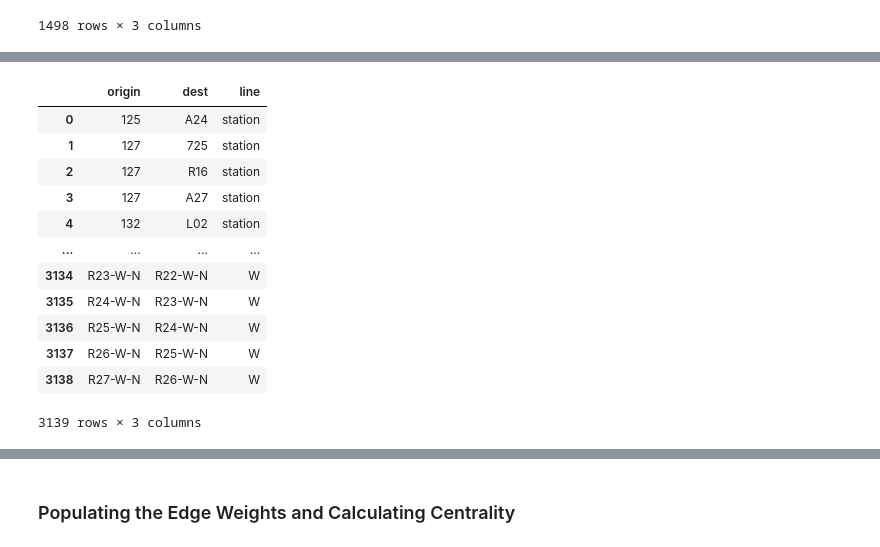
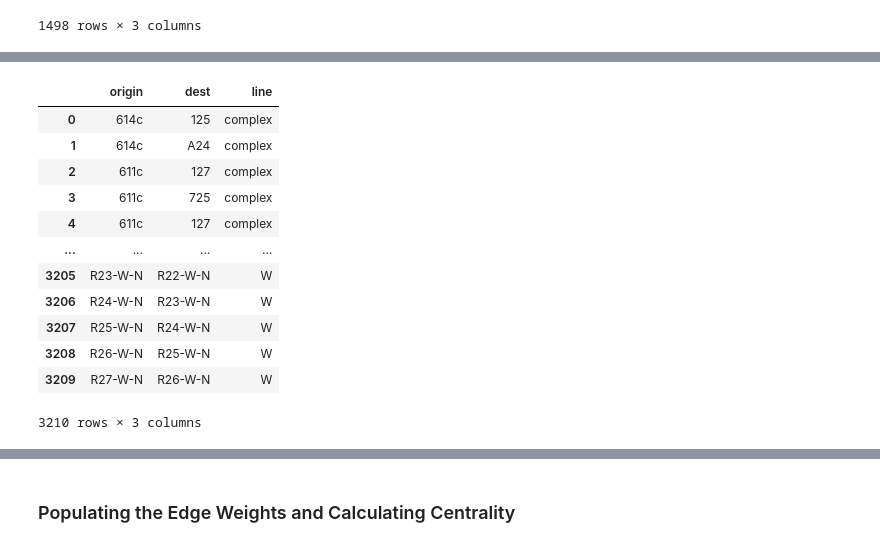
Before and after one commit to CUSPADS2022IBX/IBXRidership, a Jupyter notebook: Network Processing/subway_platform_network - noIBX.ipynb, the cells around one changed output, grey strips where cells are left out. Saved outputs shown, nothing was run; the diff lists cells and outputs as text; code cells hidden in the pictures.

```diff
--- a/Network Processing/subway_platform_network - noIBX.ipynb
+++ b/Network Processing/subway_platform_network - noIBX.ipynb
@@ -445,0 +587,15 @@ See the caveats in the documentation: https://pandas.pydata.org/pandas-docs/stab
+# %%
+shared = ss_edges_mr[ss_edges_mr['shared_complex'] == 1]
+sts_edges = ss_edges_mr[ss_edges_mr['shared_complex'] == 0]
+
+es = []
+for i in shared.index:
+    if shared.loc[i,'origin_cid'] == shared.loc[i,'dest_cid']:
+        ocom = [shared.loc[i,'origin_cid'],shared.loc[i,'origin']]
+        dcom = [shared.loc[i,'origin_cid'],shared.loc[i,'dest']]
+        es.append(ocom)
+        es.append(dcom)
+
+complex_edges = pd.DataFrame(es, columns = ['origin','dest'])
+complex_edges['line'] = 'complex'
+complex_edges
@@ -445,0 +616,4 @@ See the caveats in the documentation: https://pandas.pydata.org/pandas-docs/stab
+# %%
+#add a trailing 'c' to mark the edge vertex as a complex
+complex_edges['origin'] = complex_edges.origin.apply(lambda x: str(x) + 'c')
+complex_edges
@@ -445,0 +634,6 @@ See the caveats in the documentation: https://pandas.pydata.org/pandas-docs/stab
+# %%
+#Complex ID 461 is missing from the list of complexes, so I'm adding in those missing connections
+missing_edges = pd.DataFrame({'origin': ['461c', '461c'],
+'dest': ['718', 'R09'], 'line': ['complex', 'complex']})
+
+complex_edges = pd.concat([complex_edges, missing_edges], ignore_index=True); complex_edges
@@ -445,0 +654,4 @@ See the caveats in the documentation: https://pandas.pydata.org/pandas-docs/stab
+# %%
+#after accounting for complexes, there aren't many station-to-station edges, but we will keep them anyway
+sts_edges.drop(['origin_cid','dest_cid','shared_complex'],axis=1,inplace=True)
+sts_edges
@@ -446,22 +668,22 @@ See the caveats in the documentation: https://pandas.pydata.org/pandas-docs/stab
 # %%
-#finally! let's concat the station-to-station, platform-to-platform, and station-to-platform edges
-edges = pd.concat([ss_edges.reset_index(drop=True), stpf_edges.reset_index(drop=True), pfs_edges_tr.reset_index(drop=True)],axis=0)
+#finally! let's concat the station-to-complex, station-to-station, platform-to-platform, and station-to-platform edges
+edges = pd.concat([complex_edges.reset_index(drop=True),sts_edges.reset_index(drop=True), stpf_edges.reset_index(drop=True), pfs_edges_tr.reset_index(drop=True)],axis=0)
 edges.reset_index(inplace=True,drop=True)
 edges
 # %% [output]
 |  | origin | dest | line |
-| 0 | 125 | A24 | station |
-| 1 | 127 | 725 | station |
-| 2 | 127 | R16 | station |
-| 3 | 127 | A27 | station |
-| 4 | 132 | L02 | station |
+| 0 | 614c | 125 | complex |
+| 1 | 614c | A24 | complex |
+| 2 | 611c | 127 | complex |
+| 3 | 611c | 725 | complex |
+| 4 | 611c | 127 | complex |
 | ... | ... | ... | ... |
-| 3134 | R23-W-N | R22-W-N | W |
-| 3135 | R24-W-N | R23-W-N | W |
-| 3136 | R25-W-N | R24-W-N | W |
-| 3137 | R26-W-N | R25-W-N | W |
-| 3138 | R27-W-N | R26-W-N | W |
+| 3205 | R23-W-N | R22-W-N | W |
+| 3206 | R24-W-N | R23-W-N | W |
+| 3207 | R25-W-N | R24-W-N | W |
+| 3208 | R26-W-N | R25-W-N | W |
+| 3209 | R27-W-N | R26-W-N | W |
-3139 rows × 3 columns
+3210 rows × 3 columns
 # %%
 #create a dictionary of subway stations by name and location
 StPos={Stations.station_id[c]:(Stations.long[c],Stations.lat[c]) for c in Stations.index}
```
Also changed, not shown: parts of 76 cells of this notebook, 8 other files.
